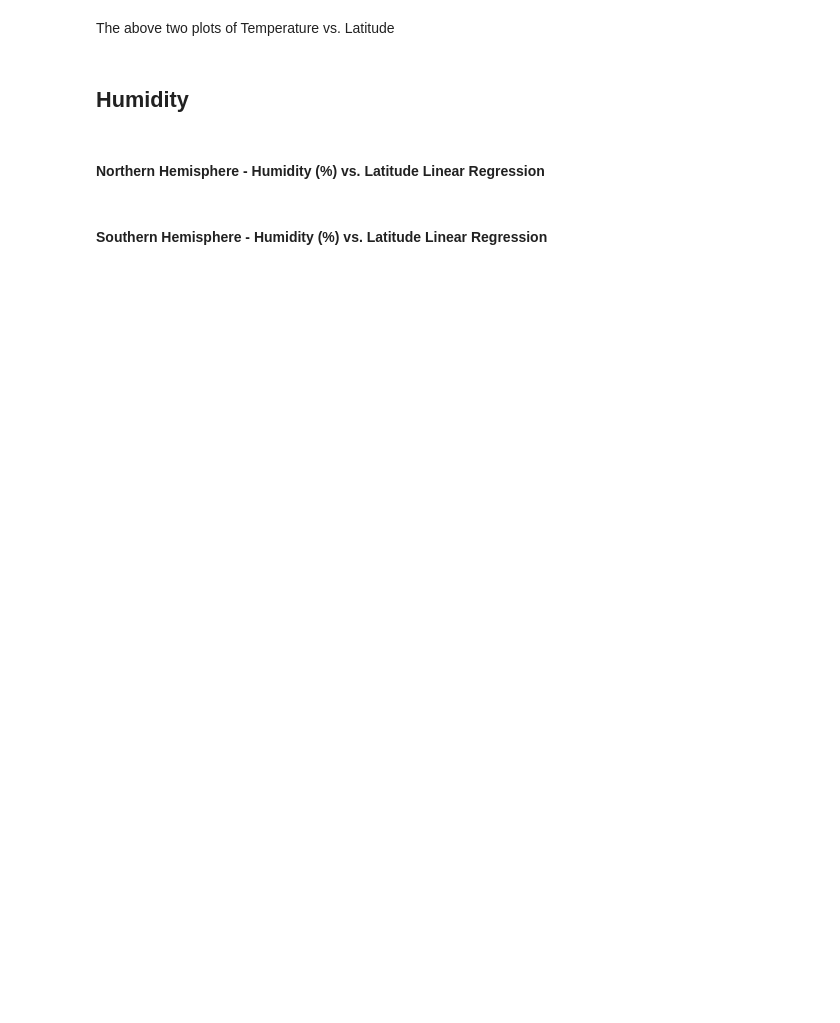
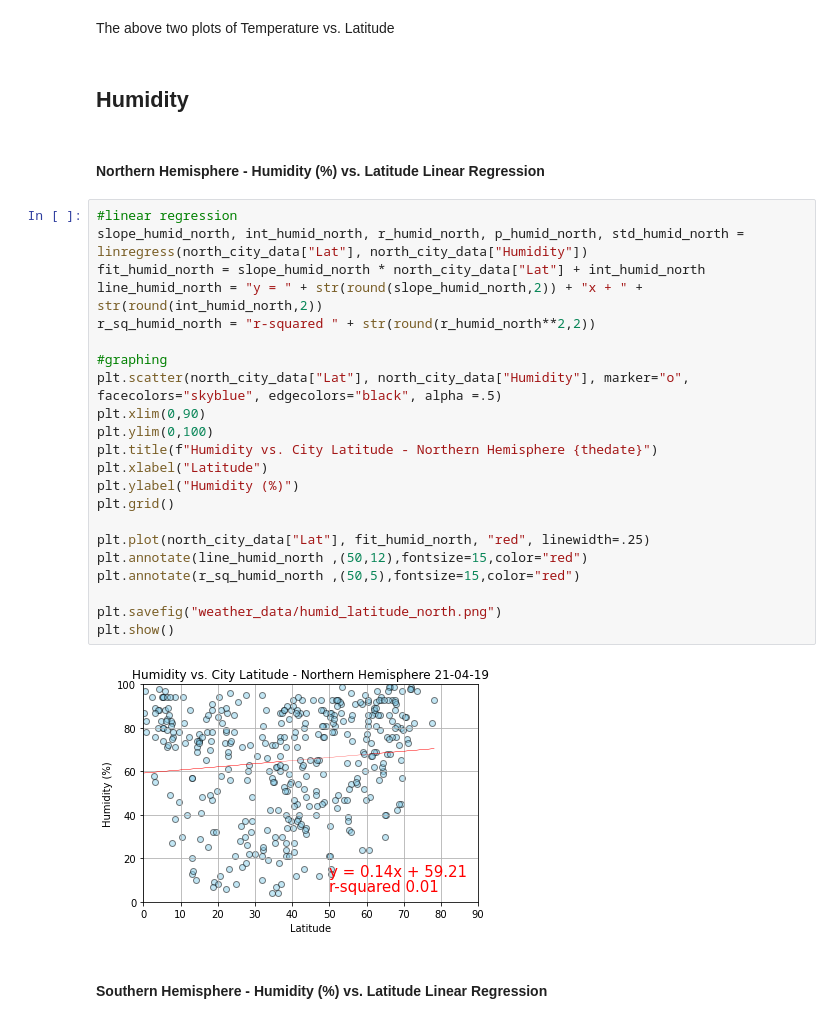
Before and after one commit to madisonfisher/python-api-challenge, a Jupyter notebook: WeatherPy.ipynb, the cells around one changed output. Drawn from its saved outputs; the diff is of its cells as text; blank space fills up the shorter version.

```diff
--- a/WeatherPy.ipynb
+++ b/WeatherPy.ipynb
@@ -240,5 +288,29 @@ The above two plots of Temperature vs. Latitude
 ## Humidity
 # %% [markdown]
 ####  Northern Hemisphere - Humidity (%) vs. Latitude Linear Regression
+# %%
+#linear regression
+slope_humid_north, int_humid_north, r_humid_north, p_humid_north, std_humid_north = linregress(north_city_data["Lat"], north_city_data["Humidity"])
+fit_humid_north = slope_humid_north * north_city_data["Lat"] + int_humid_north
+line_humid_north = "y = " + str(round(slope_humid_north,2)) + "x + " + str(round(int_humid_north,2))
+r_sq_humid_north = "r-squared " + str(round(r_humid_north**2,2))
+
+#graphing
+plt.scatter(north_city_data["Lat"], north_city_data["Humidity"], marker="o", facecolors="skyblue", edgecolors="black", alpha =.5)
+plt.xlim(0,90)
+plt.ylim(0,100)
+plt.title(f"Humidity vs. City Latitude - Northern Hemisphere {thedate}")
+plt.xlabel("Latitude")
+plt.ylabel("Humidity (%)")
+plt.grid()
+
+plt.plot(north_city_data["Lat"], fit_humid_north, "red", linewidth=.25)
+plt.annotate(line_humid_north ,(50,12),fontsize=15,color="red")
+plt.annotate(r_sq_humid_north ,(50,5),fontsize=15,color="red")
+
+plt.savefig("weather_data/humid_latitude_north.png")
+plt.show()
+# %% [output]
+[figure, added]
 # %% [markdown]
 ####  Southern Hemisphere - Humidity (%) vs. Latitude Linear Regression
```
Also changed, not shown: parts of 5 cells of this notebook, 4 other files.
